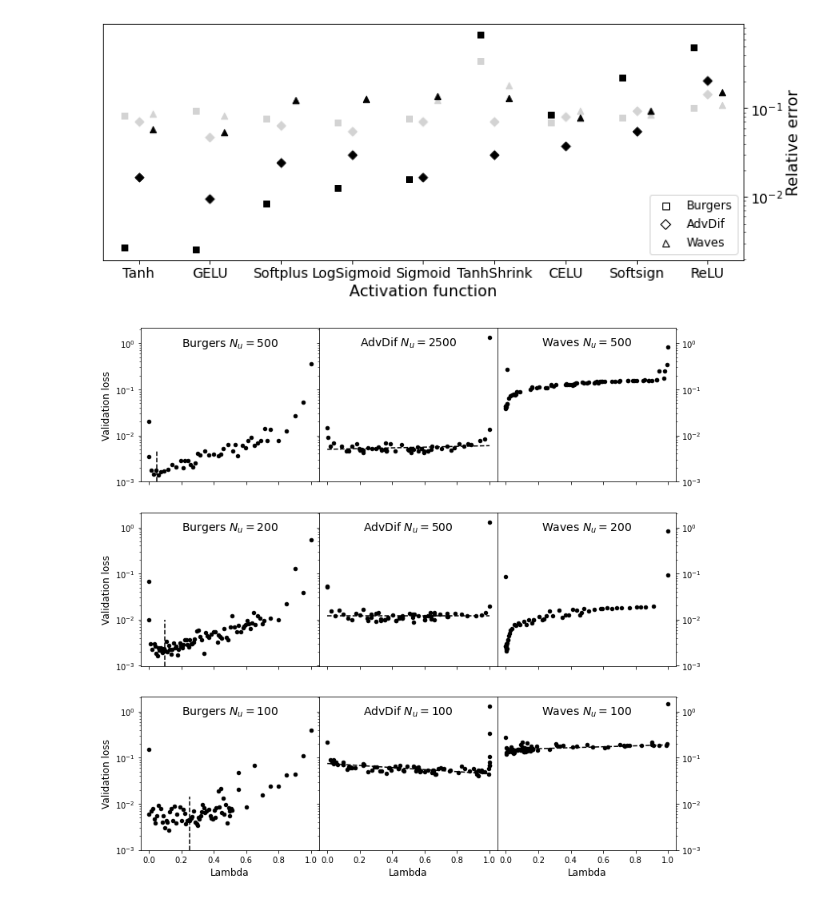
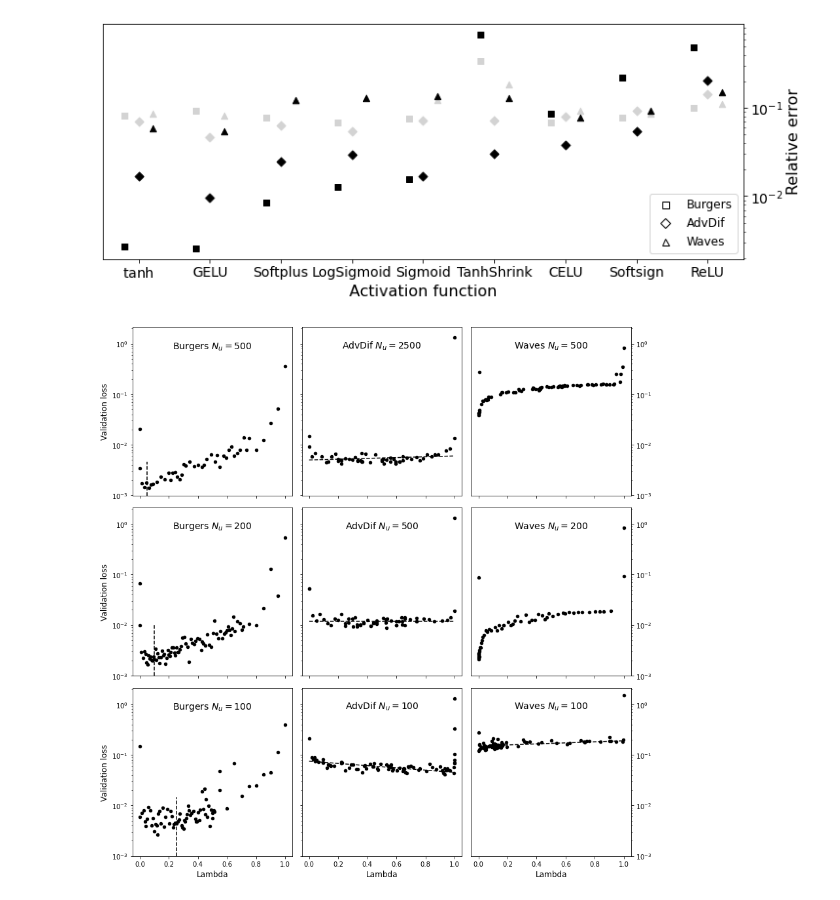
Before and after one commit to Inria-Chile/assessing-pinns-ocean-modelling, a Jupyter notebook: Plots/Paper.ipynb, the cells around one changed output. Drawn from its saved outputs; the diff is of its cells as text; code cells hidden in the pictures.

```diff
--- a/Plots/Paper.ipynb
+++ b/Plots/Paper.ipynb
@@ -90,7 +90,7 @@ def plot(df, ax, fmt, offset):
 
 ax.set_xlim([-0.5, len(funcs)-0.5])
 ax.set_xticks(range(len(funcs)))
-ax.set_xticklabels(funcs)
+ax.set_xticklabels(['$\mathrm{tanh}$', 'GELU', 'Softplus', 'LogSigmoid', 'Sigmoid', 'TanhShrink', 'CELU', 'Softsign', 'ReLU'])
 ax.set_yscale('log')
 ax.tick_params(labelsize=14)
 ax.yaxis.tick_right()
@@ -156,32 +156,32 @@ burgers_Nu50 = pd.read_csv('burgers_Nu50.csv')
 advdif_Nu2500 = pd.read_csv('advdif_Nu2500.csv')[1:]
 advdif_Nu500 = pd.read_csv('advdif_Nu500.csv')[1:]
 advdif_Nu100 = pd.read_csv('advdif_Nu100.csv')[1:]
 waves_Nu500 = pd.read_csv('waves_Nu500.csv')#[1:]
 waves_Nu200 = pd.read_csv('waves_Nu200.csv')#[1:]
 waves_Nu100 = pd.read_csv('waves_Nu100.csv')#[1:]
 
 burgers_Nu500['Lowest Rel Error'] = np.sqrt(burgers_Nu500['Data loss lowest (validation)']/burgers_loss_correction)
 burgers_Nu200['Lowest Rel Error'] = np.sqrt(burgers_Nu200['Data loss lowest (validation)']/burgers_loss_correction)
 burgers_Nu100['Lowest Rel Error'] = np.sqrt(burgers_Nu100['Data loss lowest (validation)']/burgers_loss_correction)
 burgers_Nu50['Lowest Rel Error'] = np.sqrt(burgers_Nu50['Data loss lowest (validation)']/burgers_loss_correction)
 advdif_Nu2500['Lowest Rel Error'] = np.sqrt(advdif_Nu2500['Data loss lowest (validation)']/advdif_loss_correction)
 advdif_Nu500['Lowest Rel Error'] = np.sqrt(advdif_Nu500['Data loss lowest (validation)']/advdif_loss_correction)
 advdif_Nu100['Lowest Rel Error'] = np.sqrt(advdif_Nu100['Data loss lowest (validation)']/advdif_loss_correction)
 
-fig, ax = plt.subplots(3,3, figsize=(12,12), squeeze=False, facecolor='white', sharex=True, sharey=True)
+fig, ax = plt.subplots(3,3, figsize=(12,12), tight_layout=True, squeeze=False, facecolor='white', sharex=True, sharey=True)
 #fig.suptitle('Advection-Diffusion weight analysis', fontsize=16)
 fig.subplots_adjust(wspace=0)
 
 plot(ax, 0, 0, burgers_Nu500, 'Burgers $N_u = 500$')
 plot(ax, 1, 0, burgers_Nu200, 'Burgers $N_u = 200$')
 plot(ax, 2, 0, burgers_Nu100, 'Burgers $N_u = 100$')
 plot(ax, 0, 1, advdif_Nu2500, 'AdvDif $N_u = 2500$')
 plot(ax, 1, 1, advdif_Nu500, 'AdvDif $N_u = 500$')
 plot(ax, 2, 1, advdif_Nu100, 'AdvDif $N_u = 100$')
 plot(ax, 0, 2, waves_Nu500, 'Waves $N_u = 500$')
 plot(ax, 1, 2, waves_Nu200, 'Waves $N_u = 200$')
 plot(ax, 2, 2, waves_Nu100, 'Waves $N_u = 100$')
 
 plt.savefig('lambda.pdf')
 # %% [output]
-[figure, old version]
+[figure, new version]
```
Also changed, not shown: 5 other files.
